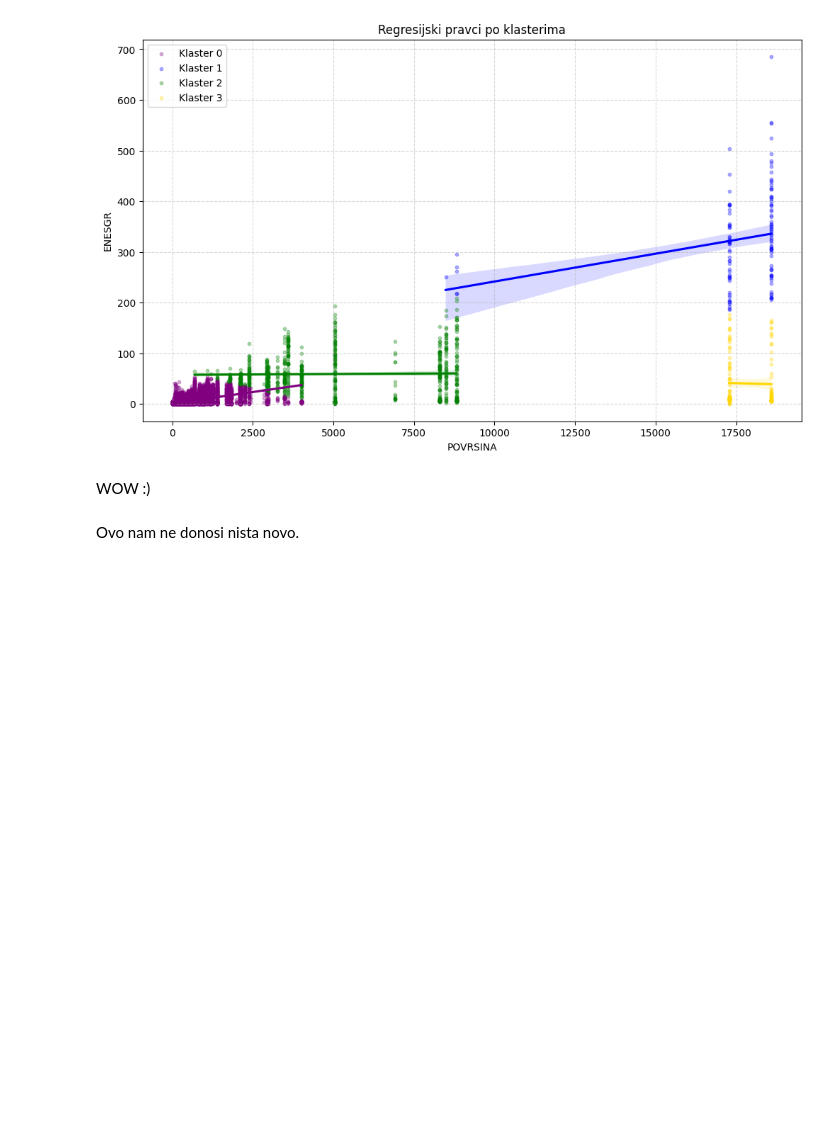
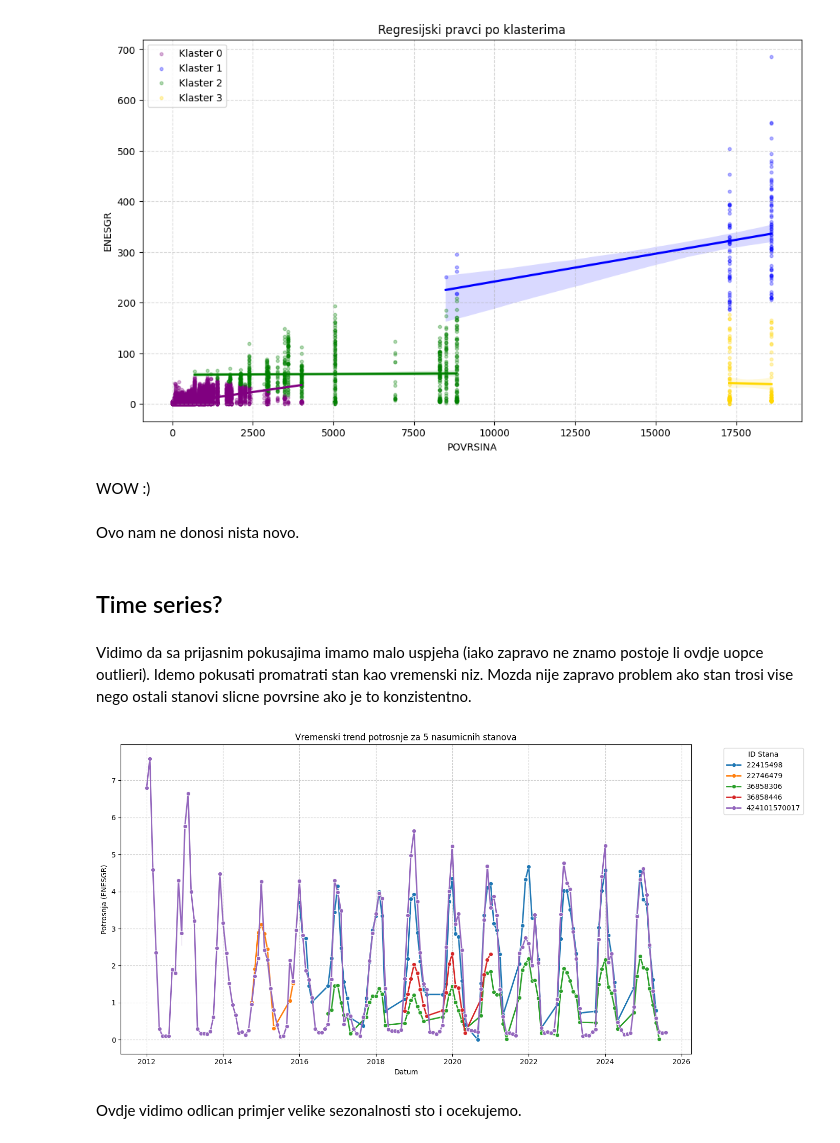
Before and after one commit to IvanDzanija/AnomalyDetection, a Jupyter notebook: notebooks/1EG.ipynb, the cells around one changed output. Cells and saved outputs as stored; diff of their text form; code cells hidden in the pictures; blank space fills up the shorter version.

```diff
--- a/notebooks/1EG.ipynb
+++ b/notebooks/1EG.ipynb
@@ -517,3 +539,48 @@ def quantile_detection_by_cluster(df, q_level=0.95):
 df_final = quantile_detection_by_cluster(df_final, q_level=0.95)
 # %% [markdown]
 Ovo nam ne donosi nista novo.
+# %% [markdown]
+## Time series?
+# %% [markdown]
+Vidimo da sa prijasnim pokusajima imamo malo uspjeha (iako zapravo ne znamo postoje li ovdje uopce outlieri).
+Idemo pokusati promatrati stan kao vremenski niz. Mozda nije zapravo problem ako stan trosi vise nego ostali stanovi slicne povrsine ako je to konzistentno.
+# %%
+import random
+
+def plot_random_time_series(df, n_apartments=5):
+    """
+    Metoda za prikaz vremenske serije potrosnje nasumicno odabranih stanova.
+    """
+    df_ts = df.copy()
+
+    df_ts['Date'] = pd.to_datetime(
+        df_ts[['GODINA', 'MJESEC']]
+        .rename(columns={'GODINA': 'year', 'MJESEC': 'month'}) # PANDAS JE SHIT
+        .assign(day=1)
+    )
+
+    # 2. Odabir 5 nasumičnih ID-ova stanova
+    unique_ids = df_ts['ID_STANA'].unique()
+    random_ids = random.sample(list(unique_ids), min(n_apartments, len(unique_ids)))
+
+    # 3. Filtriranje i sortiranje po datumu
+    subset = df_ts[df_ts['ID_STANA'].isin(random_ids)].sort_values(['ID_STANA', 'Date'])
+
+    # 4. Vizualizacija
+    plt.figure(figsize=(14, 7))
+    sns.lineplot(data=subset, x='Date', y='ENESGR', hue='ID_STANA',
+                 marker='o', palette='tab10', linewidth=2)
+
+    plt.title(f'Vremenski trend potrosnje za {n_apartments} nasumicnih stanova')
+    plt.xlabel('Datum')
+    plt.ylabel('Potrosnja (ENESGR)')
+    plt.legend(title='ID Stana', bbox_to_anchor=(1.05, 1), loc='upper left')
+    plt.grid(True, linestyle='--', alpha=0.6)
+    plt.tight_layout()
+    plt.show()
+# %%
+plot_random_time_series(df_final, n_apartments=5)
+# %% [output]
+[figure, added]
+# %% [markdown]
+Ovdje vidimo odlican primjer velike sezonalnosti sto i ocekujemo.
```
Also changed, not shown: parts of 8 cells of this notebook.
